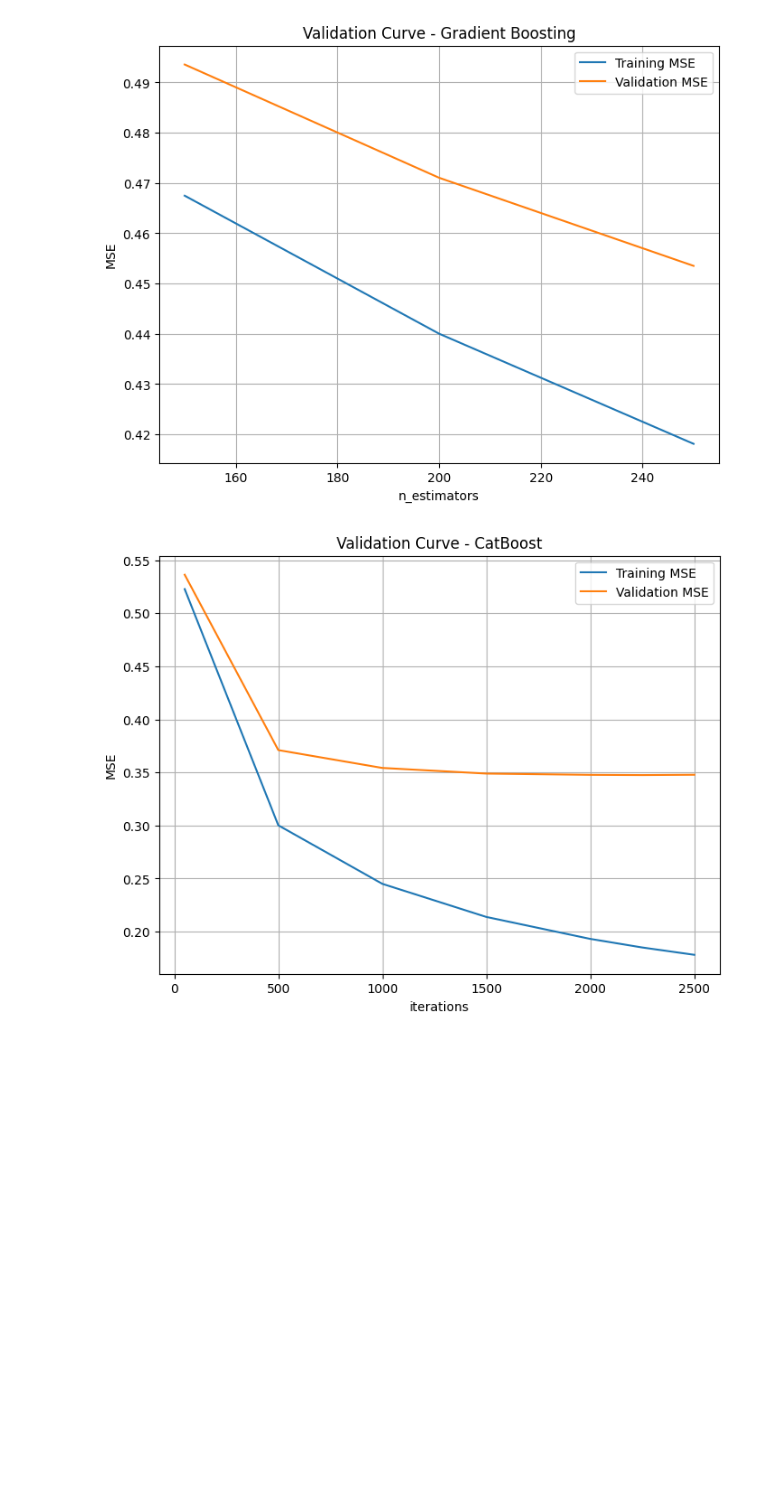
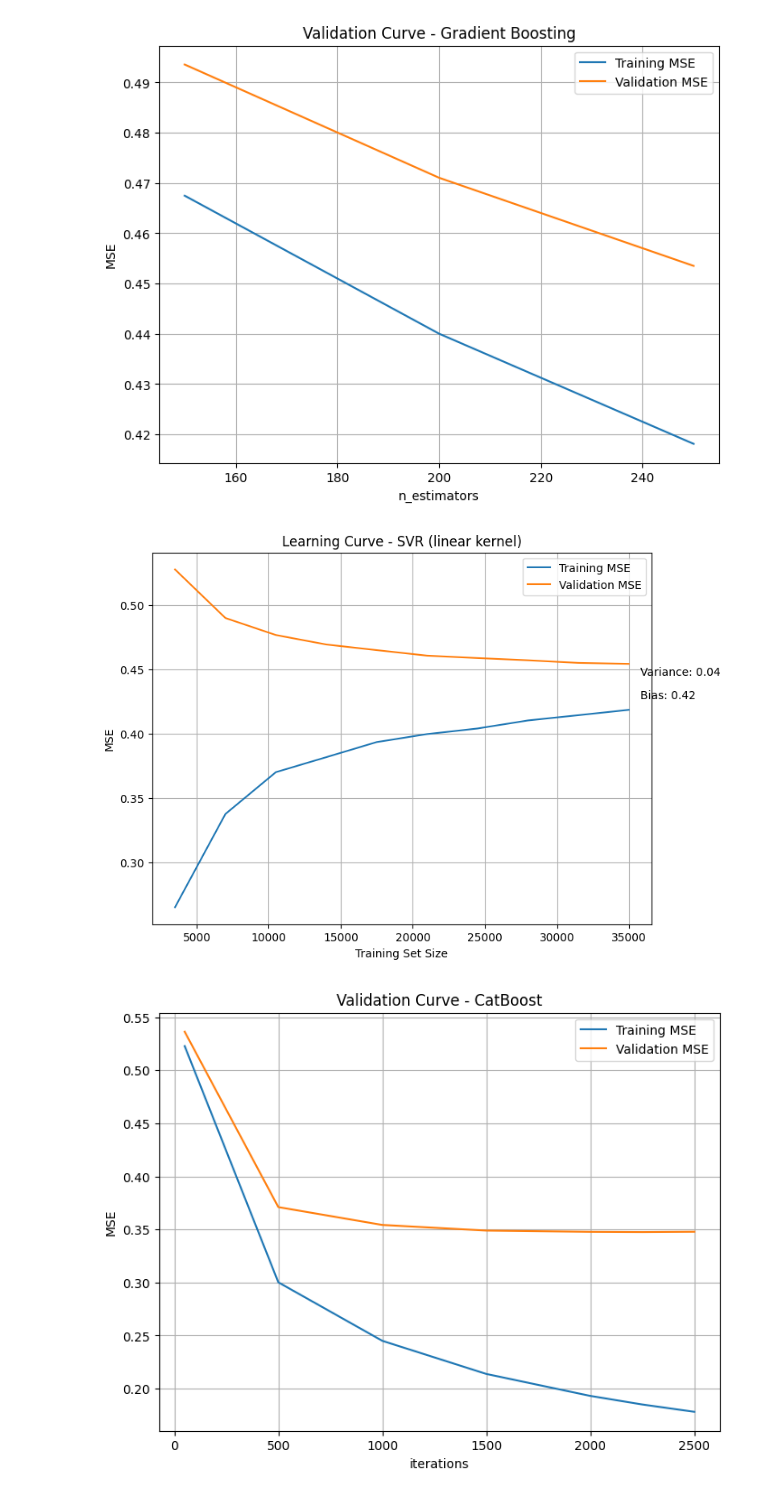
Before and after one commit to parsashu/ML-on-Proteins, a Jupyter notebook: notebooks/3-models.ipynb, the cells around one changed output. Saved outputs shown, nothing was run; the diff lists cells and outputs as text; code cells hidden in the pictures; blank space fills up the shorter version.

```diff
--- a/notebooks/3-models.ipynb
+++ b/notebooks/3-models.ipynb
@@ -155,8 +152,11 @@ plot_validation_curve(model, param_name, param_range, model_name)
 # %% [output]
 [figure]
 # %%
+model_name = "Gradient Boosting"
 final_model = GradientBoostingRegressor(n_estimators=250, random_state=42)
 plot_learning_curve(final_model, model_name)
+# %% [output]
+[figure, added]
 # %%
 model_name = "CatBoost"
 model = CatBoostRegressor(
```
Also changed, not shown: parts of 9 cells of this notebook.
